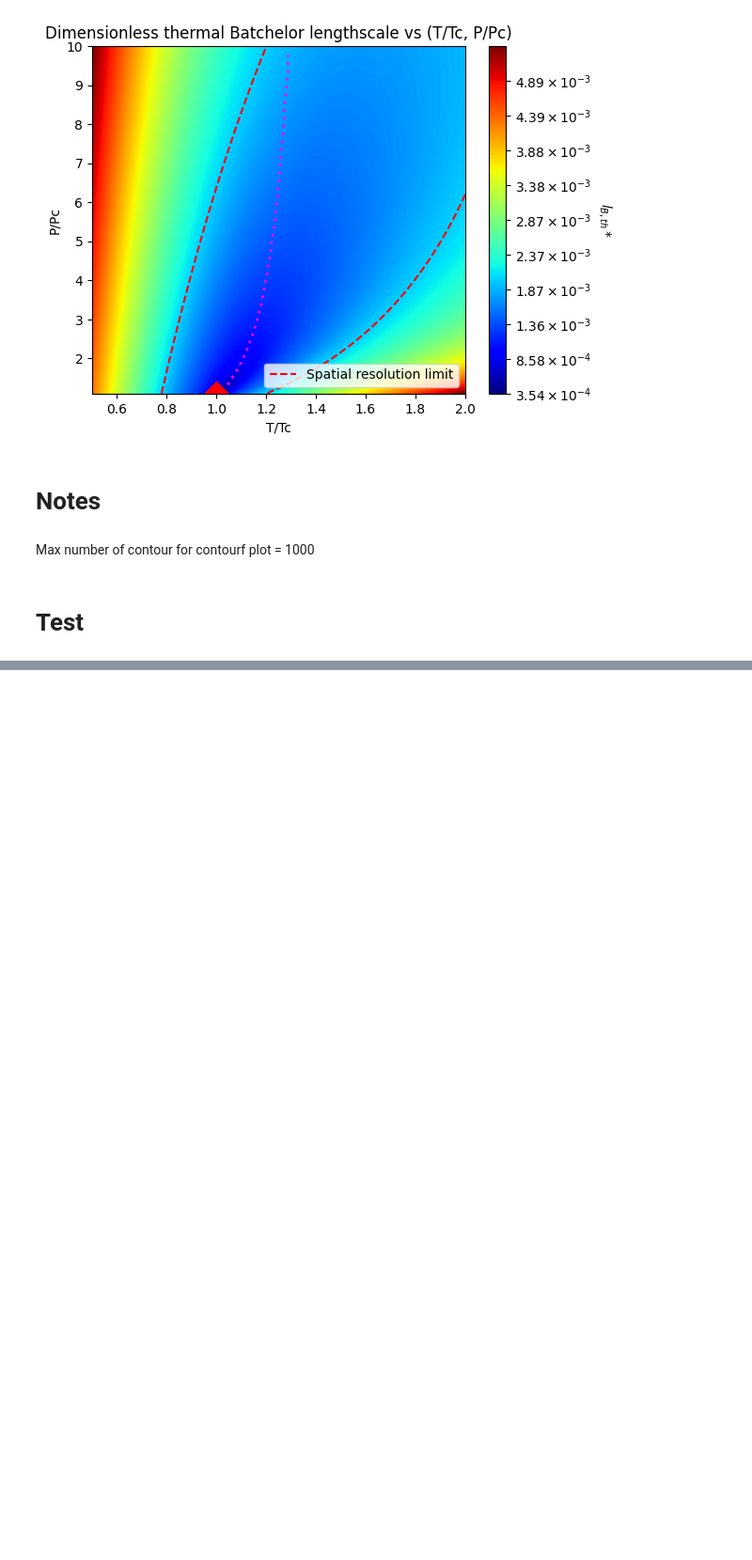
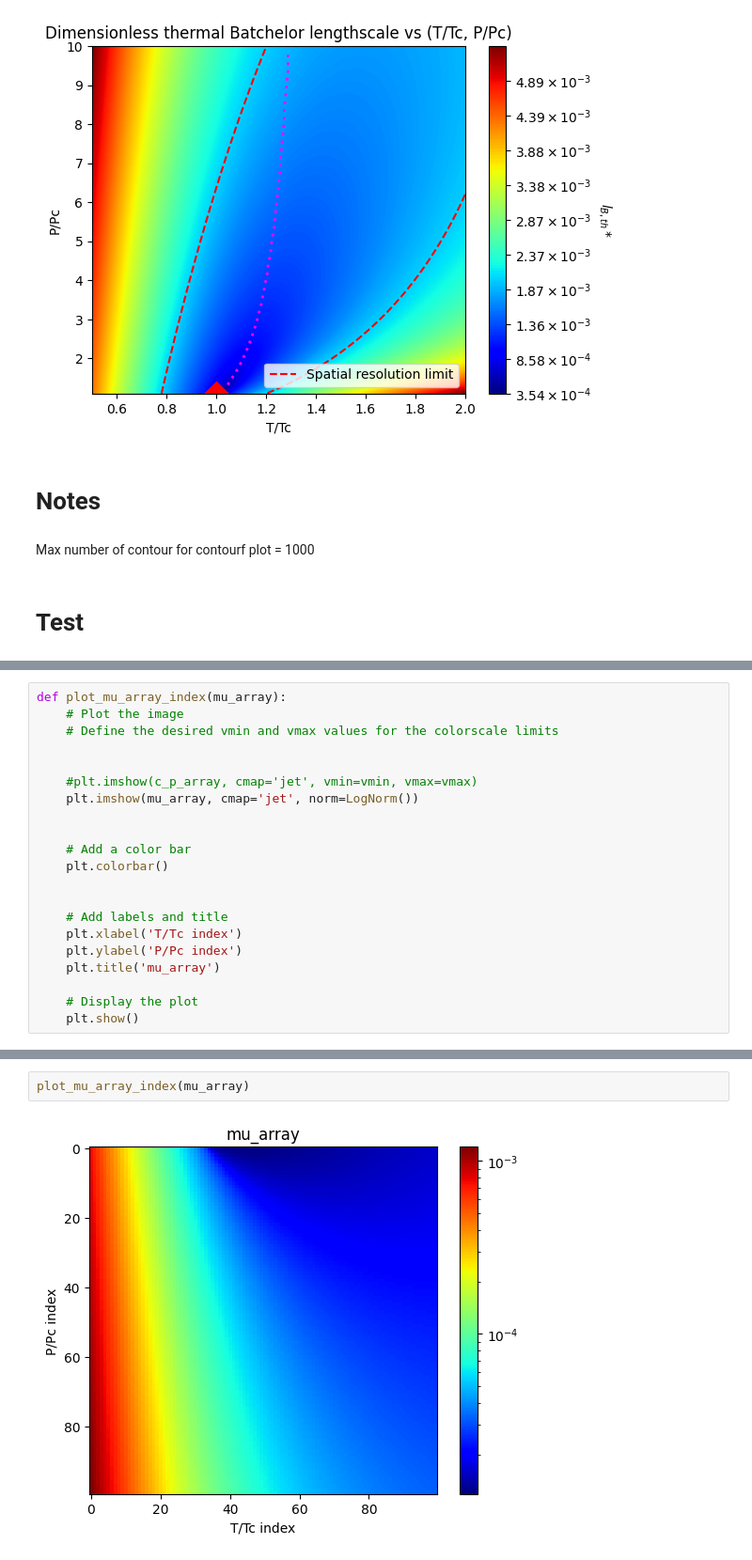
Before and after one commit to henri-avec-un-i/UPC_internship, a Jupyter notebook: caracterisation_of_turbulent_scales_dimensionless.ipynb, the cells around one changed output, grey strips where cells are left out. Shown at 94% size. Drawn from its saved outputs; the diff is of its cells as text; blank space fills up the shorter version.

```diff
--- a/caracterisation_of_turbulent_scales_dimensionless.ipynb
+++ b/caracterisation_of_turbulent_scales_dimensionless.ipynb
@@ -2294,3 +2314,24 @@ def plot_c_p_array_index(c_p_array):
 
     # Display the plot
     plt.show()
+# %%
+def plot_mu_array_index(mu_array):
+    # Plot the image
+    # Define the desired vmin and vmax values for the colorscale limits
+
+
+    #plt.imshow(c_p_array, cmap='jet', vmin=vmin, vmax=vmax)
+    plt.imshow(mu_array, cmap='jet', norm=LogNorm())
+
+
+    # Add a color bar
+    plt.colorbar()
+
+
+    # Add labels and title
+    plt.xlabel('T/Tc index')
+    plt.ylabel('P/Pc index')
+    plt.title('mu_array')
+
+    # Display the plot
+    plt.show()
@@ -2300,0 +2394,4 @@ plot_c_p_array_index(c_p_array)
+# %%
+plot_mu_array_index(mu_array)
+# %% [output]
+[figure, added]
```
Also changed, not shown: parts of 10 cells of this notebook, 10 other files.
